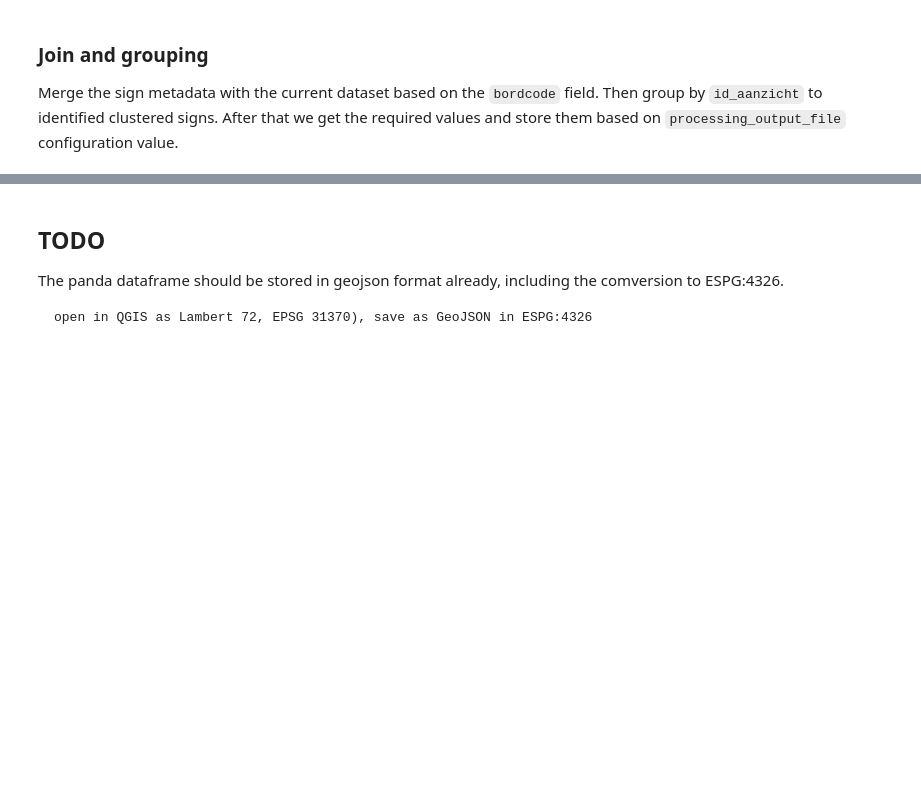
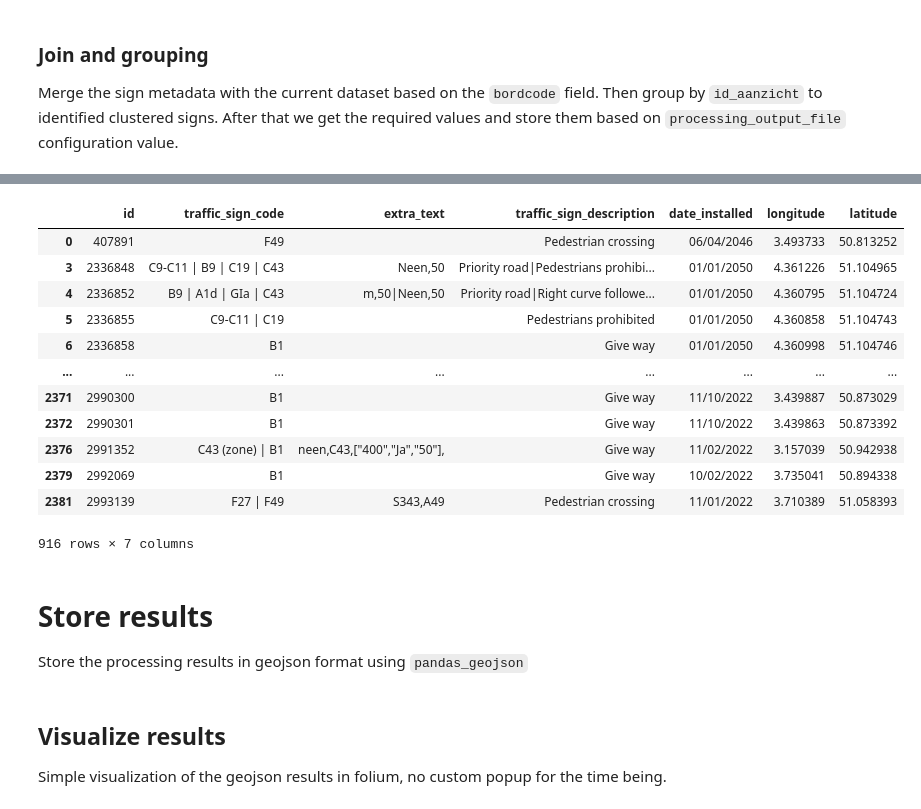
Before and after one commit to osmbe/traffic-sign-project, a Jupyter notebook: code/Fetch and process data.ipynb, the cells around one changed output, grey strips where cells are left out. Cells and saved outputs as stored; diff of their text form; code cells hidden in the pictures; blank space fills up the shorter version.

````diff
--- a/code/Fetch and process data.ipynb
+++ b/code/Fetch and process data.ipynb
@@ -123,8 +237,26 @@ display(grouped_df)
 # %%
 result = grouped_df.rename(columns = {
     "bordcode": "traffic_sign_code",
     "parameters": "extra_text",
     "datum_plaatsing": "date_installed",
     "name": "traffic_sign_description"
-})[['id', 'traffic_sign_code', 'extra_text', 'traffic_sign_description', 'date_installed', 'locatie_x', 'locatie_y']]
+})[['id', 'traffic_sign_code', 'extra_text', 'traffic_sign_description', 'date_installed', 'longitude', 'latitude']]
+display(result)
+# %% [output]
+|  | id | traffic_sign_code | extra_text | traffic_sign_description | date_installed | longitude | latitude |
+| 0 | 407891 | F49 |  | Pedestrian crossing | 06/04/2046 | 3.493733 | 50.813252 |
+| 3 | 2336848 | C9-C11 | B9 | C19 | C43 | Neen,50 | Priority road|Pedestrians prohibi... | 01/01/2050 | 4.361226 | 51.104965 |
+| 4 | 2336852 | B9 | A1d | GIa | C43 | m,50|Neen,50 | Priority road|Right curve followe... | 01/01/2050 | 4.360795 | 51.104724 |
+| 5 | 2336855 | C9-C11 | C19 |  | Pedestrians prohibited | 01/01/2050 | 4.360858 | 51.104743 |
+| 6 | 2336858 | B1 |  | Give way | 01/01/2050 | 4.360998 | 51.104746 |
+| ... | ... | ... | ... | ... | ... | ... | ... |
+| 2371 | 2990300 | B1 |  | Give way | 11/10/2022 | 3.439887 | 50.873029 |
+| 2372 | 2990301 | B1 |  | Give way | 11/10/2022 | 3.439863 | 50.873392 |
+| 2376 | 2991352 | C43 (zone) | B1 | neen,C43,["400","Ja","50"], | Give way | 11/02/2022 | 3.157039 | 50.942938 |
+| 2379 | 2992069 | B1 |  | Give way | 10/02/2022 | 3.735041 | 50.894338 |
+| 2381 | 2993139 | F27 | F49 | S343,A49 | Pedestrian crossing | 11/01/2022 | 3.710389 | 51.058393 |
+916 rows × 7 columns
+# %% [markdown]
+# Store results
+Store the processing results in geojson format using `pandas_geojson`
 # %%
@@ -132,8 +266,3 @@ result.to_csv(processing_output_file, sep=";")
-# %% [markdown]
-## TODO
-
-The panda dataframe should be stored in geojson format already, including the comversion to ESPG:4326.
-
-```
-open in QGIS as Lambert 72, EPSG 31370), save as GeoJSON in ESPG:4326
-```
+# %% [markdown]
+## Visualize results
+Simple visualization of the geojson results in folium, no custom popup for the time being.
````
Also changed, not shown: parts of 13 cells of this notebook, 2 other files.
